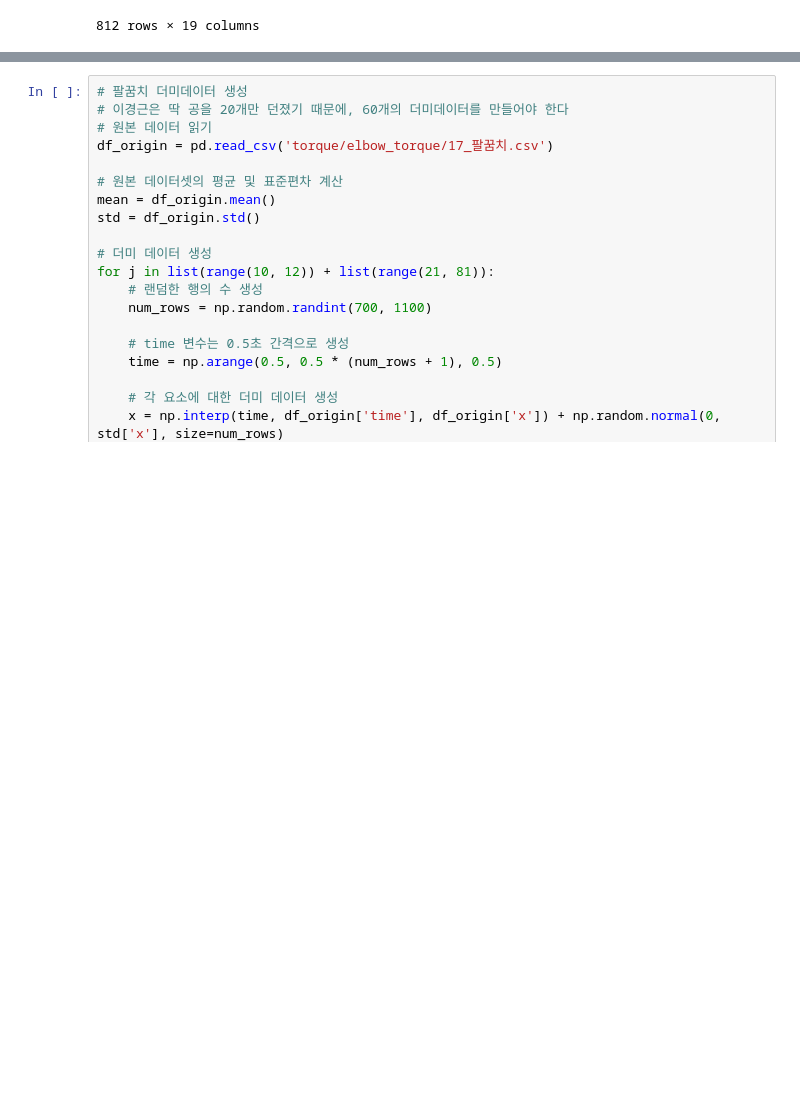
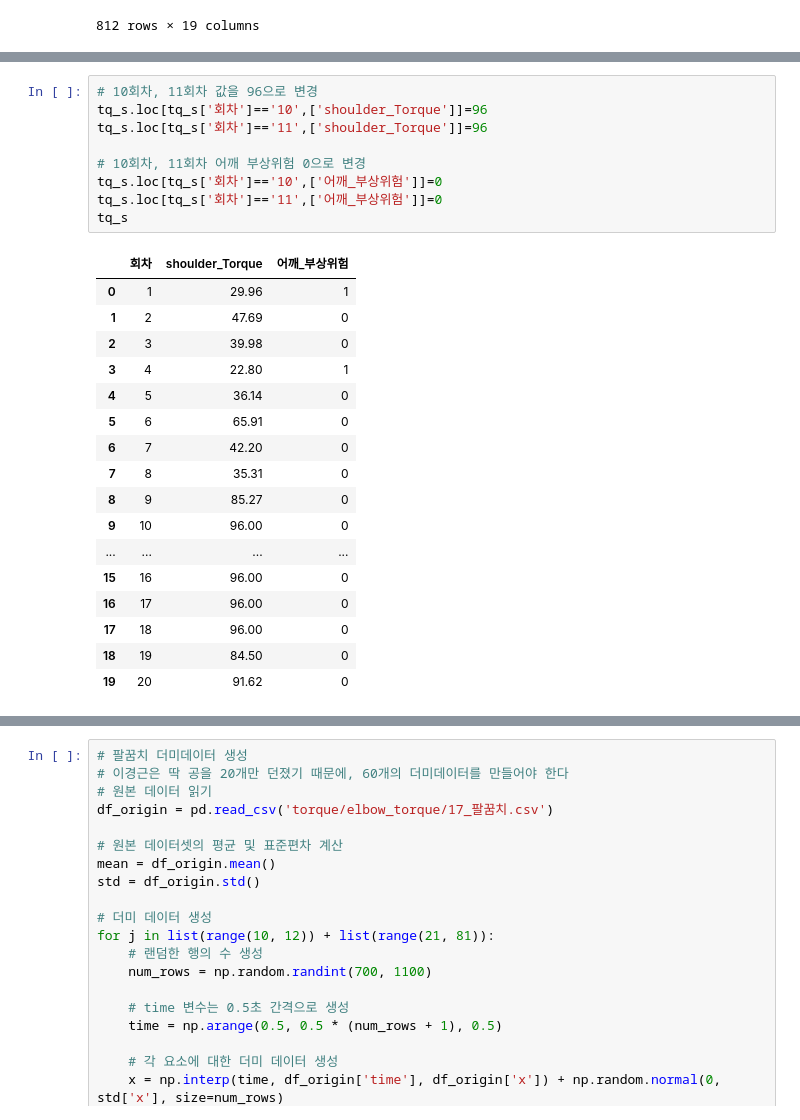
Before and after one commit to Gyeunggeun/Pitch, a Jupyter notebook: faketorque.ipynb, the cells around one changed output, grey strips where cells are left out. Drawn from its saved outputs; the diff is of its cells as text; blank space fills up the shorter version.

```diff
--- a/faketorque.ipynb
+++ b/faketorque.ipynb
@@ -102,0 +253,27 @@ df
+# %%
+# 10회차, 11회차 값을 96으로 변경
+tq_s.loc[tq_s['회차']=='10',['shoulder_Torque']]=96
+tq_s.loc[tq_s['회차']=='11',['shoulder_Torque']]=96
+
+# 10회차, 11회차 어깨 부상위험 0으로 변경
+tq_s.loc[tq_s['회차']=='10',['어깨_부상위험']]=0
+tq_s.loc[tq_s['회차']=='11',['어깨_부상위험']]=0
+tq_s
+# %% [output]
+|  | 회차 | shoulder_Torque | 어깨_부상위험 |
+| 0 | 1 | 29.96 | 1 |
+| 1 | 2 | 47.69 | 0 |
+| 2 | 3 | 39.98 | 0 |
+| 3 | 4 | 22.80 | 1 |
+| 4 | 5 | 36.14 | 0 |
+| 5 | 6 | 65.91 | 0 |
+| 6 | 7 | 42.20 | 0 |
+| 7 | 8 | 35.31 | 0 |
+| 8 | 9 | 85.27 | 0 |
+| 9 | 10 | 96.00 | 0 |
+| ... | ... | ... | ... |
+| 15 | 16 | 96.00 | 0 |
+| 16 | 17 | 96.00 | 0 |
+| 17 | 18 | 96.00 | 0 |
+| 18 | 19 | 84.50 | 0 |
+| 19 | 20 | 91.62 | 0 |
```
Also changed, not shown: parts of 11 cells of this notebook, 5 other files.
